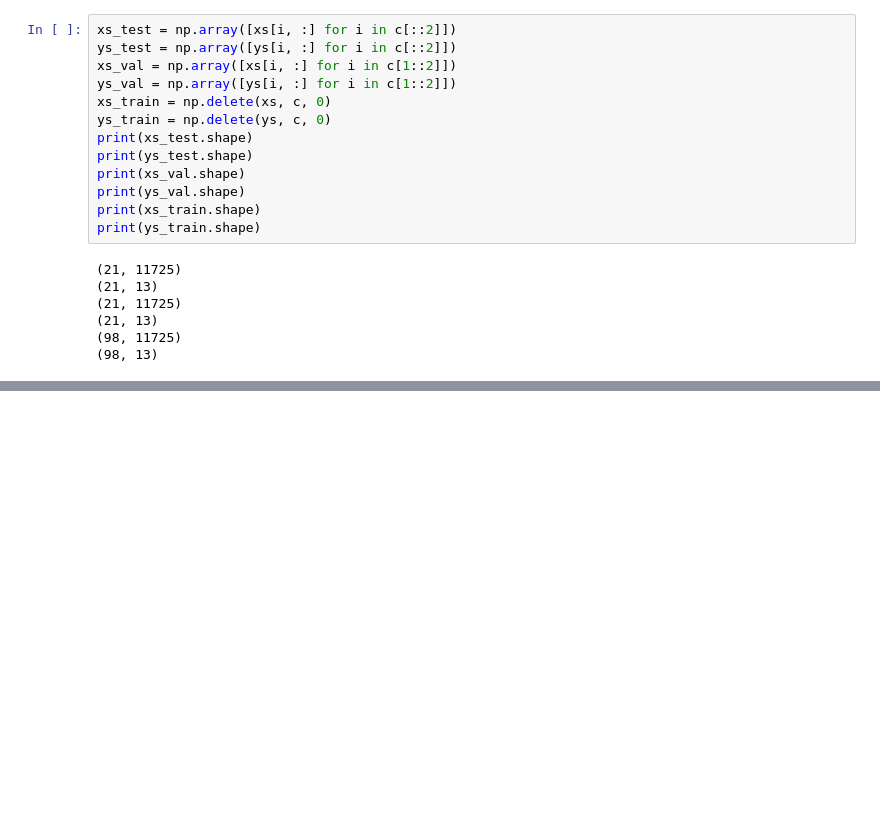
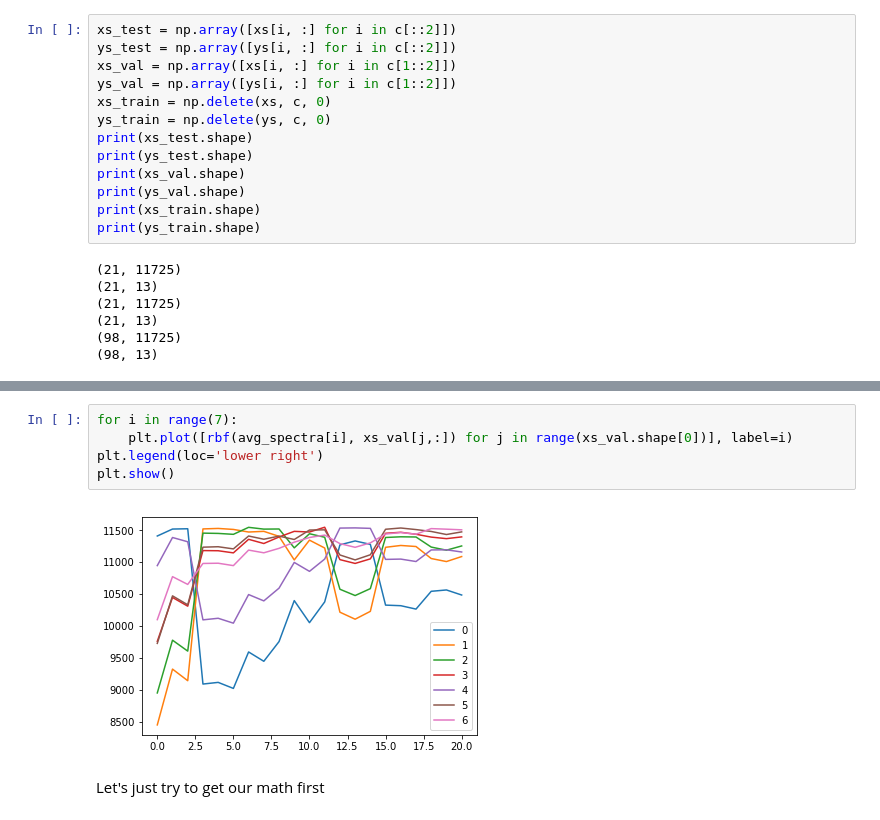
Before and after one commit to piovere/LibsAnalysis, a Jupyter notebook: Workflow.ipynb, the cells around one changed output, grey strips where cells are left out. Saved outputs shown, nothing was run; the diff lists cells and outputs as text; blank space fills up the shorter version.

```diff
--- a/Workflow.ipynb
+++ b/Workflow.ipynb
@@ -86,0 +124,9 @@ print(ys_train.shape)
+# %%
+for i in range(7):
+    plt.plot([rbf(avg_spectra[i], xs_val[j,:]) for j in range(xs_val.shape[0])], label=i)
+plt.legend(loc='lower right')
+plt.show()
+# %% [output]
+[figure, added]
+# %% [markdown]
+Let's just try to get our math first
```
Also changed, not shown: parts of 24 cells of this notebook.
